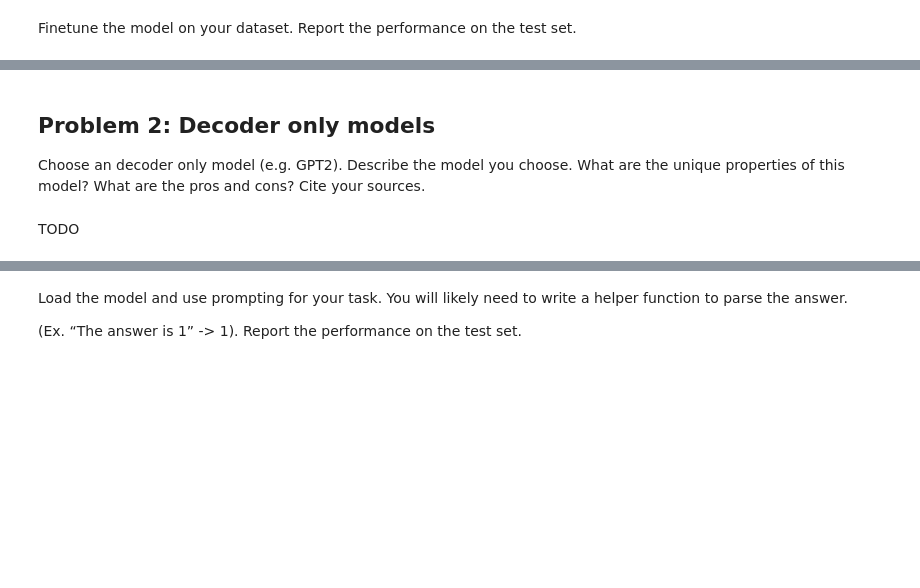
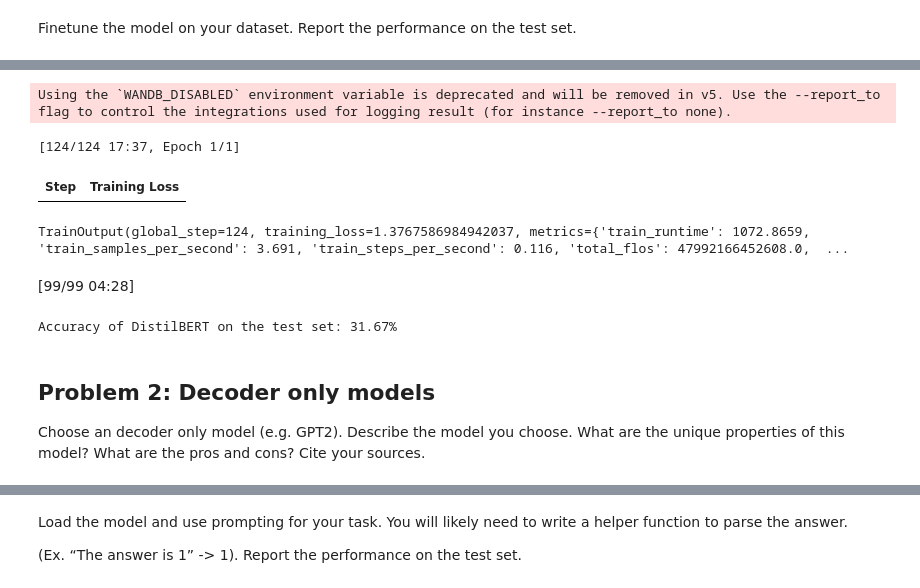
Before and after one commit to marktfaust/HuggingFace-Language-Models, a Jupyter notebook: Faust_Mark_assignment_8.ipynb, the cells around one changed output, grey strips where cells are left out. Cells and saved outputs as stored; diff of their text form; code cells hidden in the pictures; blank space fills up the shorter version.

```diff
--- a/Faust_Mark_assignment_8.ipynb
+++ b/Faust_Mark_assignment_8.ipynb
@@ -70,5 +232,39 @@ Finetune the model on your dataset. Report the performance on the test set.
+# %%
+training_args = TrainingArguments(
+    "distilbert-fast-training",
+    evaluation_strategy="no",
+    save_strategy="no",
+    num_train_epochs=1,
+    per_device_train_batch_size=32,
+    per_device_eval_batch_size=32,
+    load_best_model_at_end=False,
+    logging_steps=500,
+    fp16=True
+)
+
+trainer = Trainer(
+    model=model,
+    args=training_args,
+    train_dataset=tokenized_train,
+    eval_dataset=tokenized_test,
+    tokenizer=tokenizer,
+    data_collator=data_collator,
+    compute_metrics=compute_metrics
+)
+
+trainer.train()
+# %% [output]
+Using the `WANDB_DISABLED` environment variable is deprecated and will be removed in v5. Use the --report_to flag to control the integrations used for logging result (for instance --report_to none).
+[124/124 17:37, Epoch 1/1]
+| Step | Training Loss |
+TrainOutput(global_step=124, training_loss=1.3767586984942037, metrics={'train_runtime': 1072.8659, 'train_samples_per_second': 3.691, 'train_steps_per_second': 0.116, 'total_flos': 47992166452608.0,  ...
+# %%
+test_results = trainer.evaluate(tokenized_test)
+encoder_accuracy = test_results['eval_accuracy'] * 100
+print(f"Accuracy of DistilBERT on the test set: {encoder_accuracy:.2f}%")
+# %% [output]
+[99/99 04:28]
+Accuracy of DistilBERT on the test set: 31.67%
 # %% [markdown]
 ## Problem 2: Decoder only models
 Choose an decoder only model (e.g. GPT2). Describe the model you choose. What are the unique properties of this model? What are the pros and cons? Cite your sources.
-# %% [markdown]
-TODO
```
Also changed, not shown: parts of 32 cells of this notebook.
